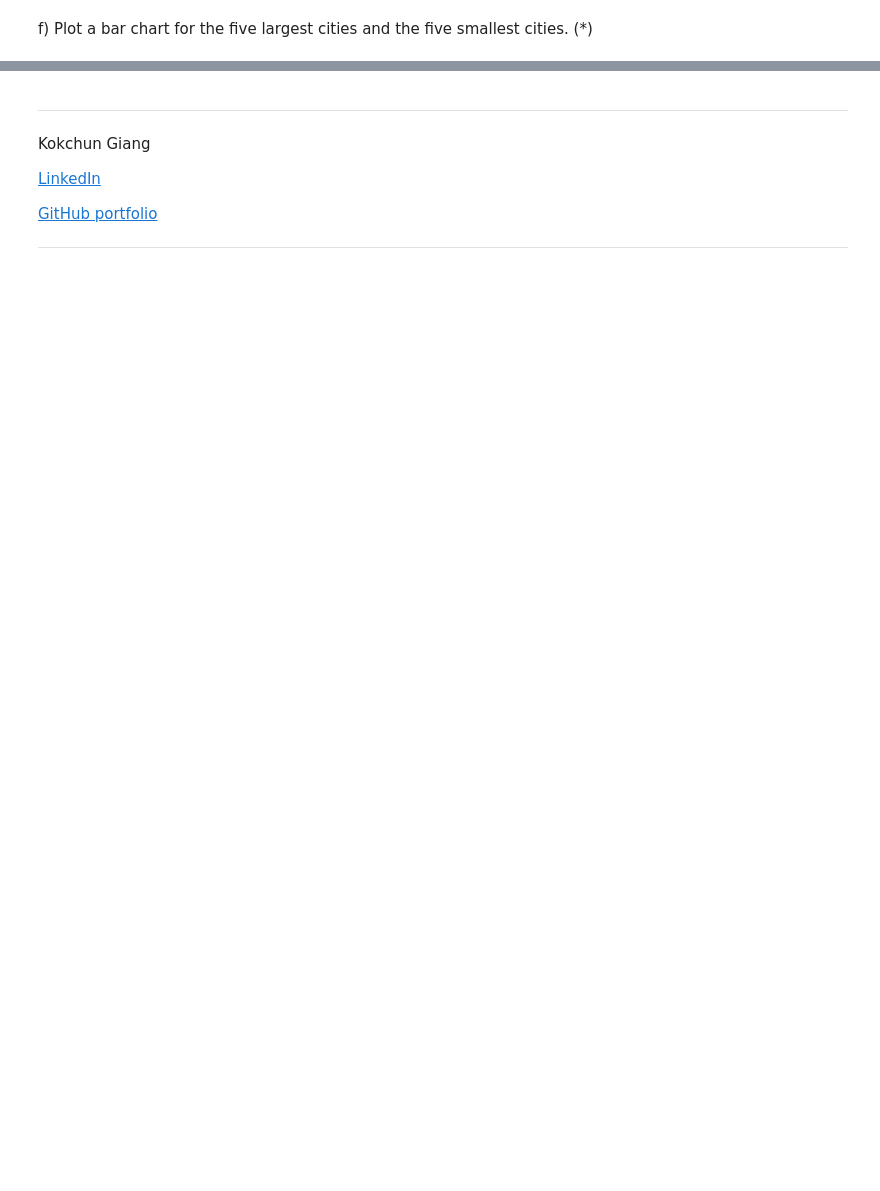
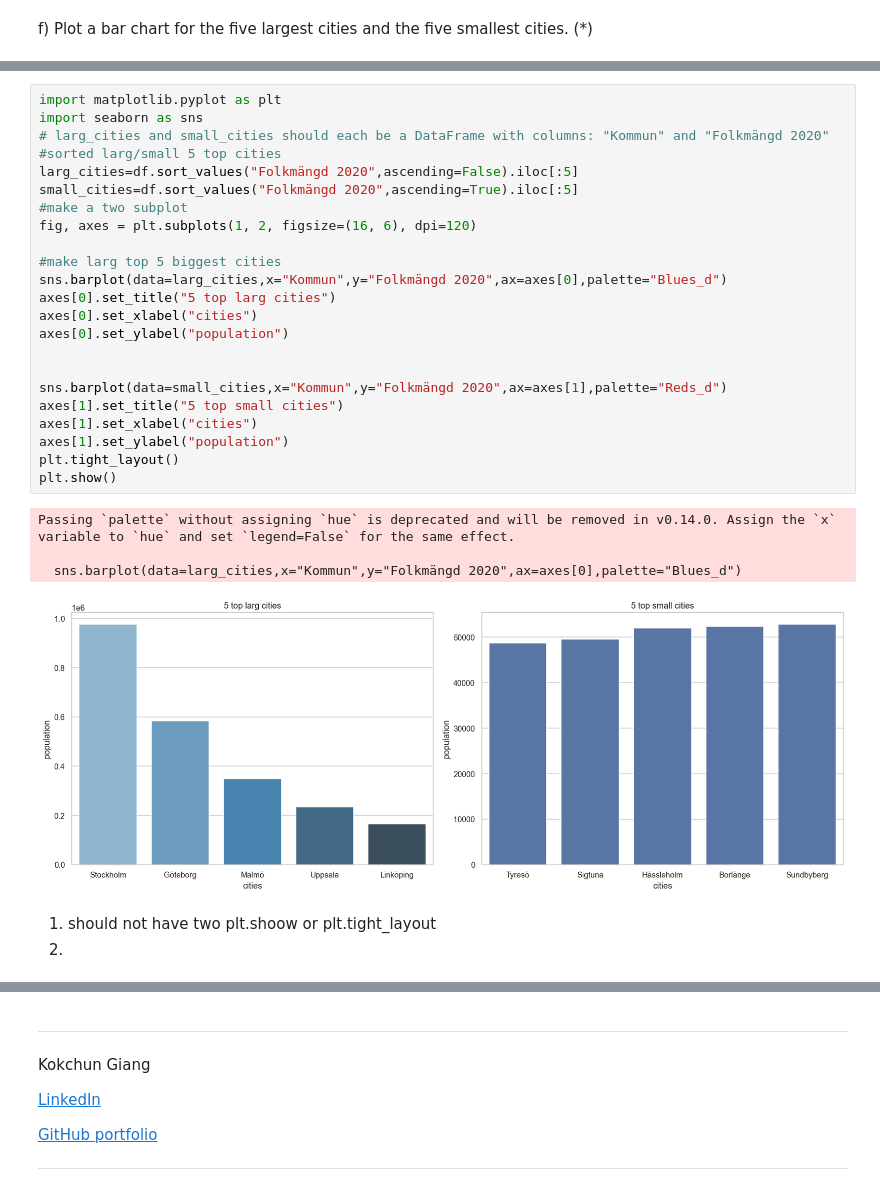
Before and after one commit to Horieh1989/DataProcceccing1, a Jupyter notebook: Exercises/E00_pandas_basic_syntax.ipynb, the cells around one changed output, grey strips where cells are left out. Drawn from its saved outputs; the diff is of its cells as text; blank space fills up the shorter version.

Commit message:
add plot for largest cities

```diff
--- a/Exercises/E00_pandas_basic_syntax.ipynb
+++ b/Exercises/E00_pandas_basic_syntax.ipynb
@@ -344,3 +383,34 @@ import plotly.byplot as plt
+# %%
+import matplotlib.pyplot as plt
+import seaborn as sns
+# larg_cities and small_cities should each be a DataFrame with columns: "Kommun" and "Folkmängd 2020"
+#sorted larg/small 5 top cities
+larg_cities=df.sort_values("Folkmängd 2020",ascending=False).iloc[:5]
+small_cities=df.sort_values("Folkmängd 2020",ascending=True).iloc[:5]
+#make a two subplot
+fig, axes = plt.subplots(1, 2, figsize=(16, 6), dpi=120)
+
+#make larg top 5 biggest cities
+sns.barplot(data=larg_cities,x="Kommun",y="Folkmängd 2020",ax=axes[0],palette="Blues_d")
+axes[0].set_title("5 top larg cities")
+axes[0].set_xlabel("cities")
+axes[0].set_ylabel("population")
+
+
+sns.barplot(data=small_cities,x="Kommun",y="Folkmängd 2020",ax=axes[1],palette="Reds_d")
+axes[1].set_title("5 top small cities")
+axes[1].set_xlabel("cities")
+axes[1].set_ylabel("population")
+plt.tight_layout()
+plt.show()
+# %% [output]
+Passing `palette` without assigning `hue` is deprecated and will be removed in v0.14.0. Assign the `x` variable to `hue` and set `legend=False` for the same effect.
+
+  sns.barplot(data=larg_cities,x="Kommun",y="Folkmängd 2020",ax=axes[0],palette="Blues_d")
+[figure, added]
+# %% [markdown]
+1. should not have two plt.shoow or plt.tight_layout
+2.
 # %% [markdown]
 ---
 
```
Also changed, not shown: parts of 11 cells of this notebook.
